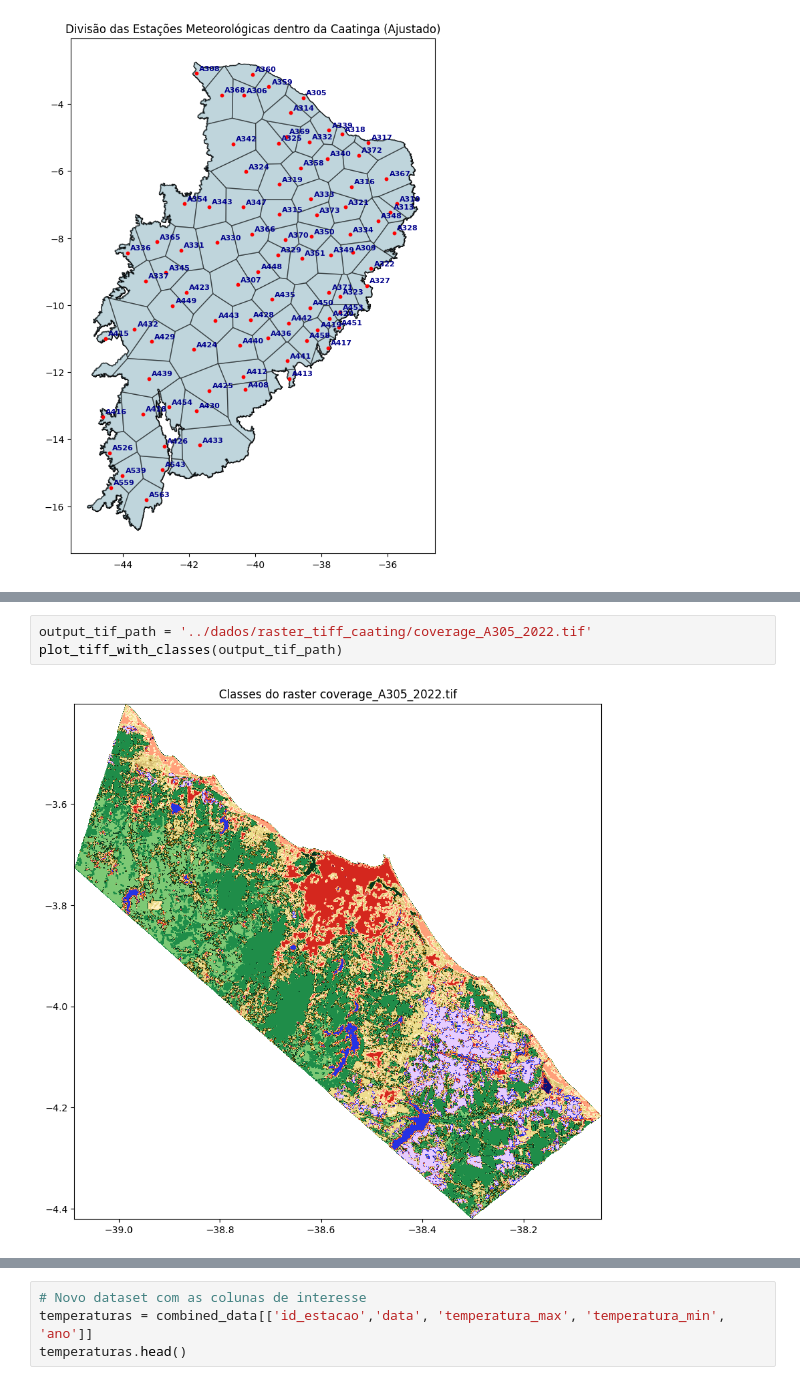
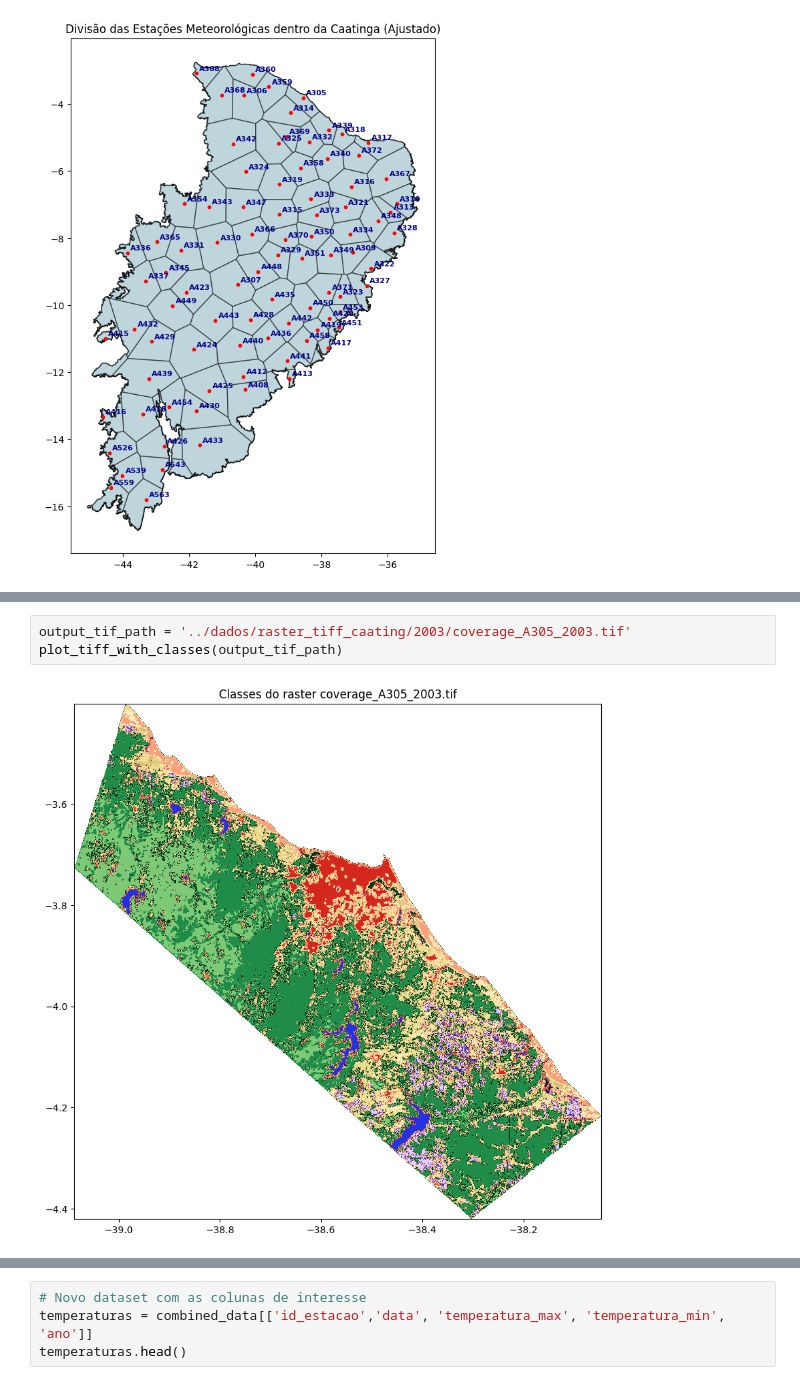
Before and after one commit to ArthurrCr/Projeto_PDI_, a Jupyter notebook: notebooks/primeira_abordagem.ipynb, the cells around one changed output, grey strips where cells are left out. Drawn from its saved outputs; the diff is of its cells as text.

```diff
--- a/notebooks/primeira_abordagem.ipynb
+++ b/notebooks/primeira_abordagem.ipynb
@@ -508,8 +309,8 @@ output_tif_path = save_masked_tiff(raster_path, 'A305', output_path, gdf_voronoi
 # %%
-output_tif_path = '../dados/raster_tiff_caating/coverage_A305_2022.tif'
+output_tif_path = '../dados/raster_tiff_caating/2003/coverage_A305_2003.tif'
 plot_tiff_with_classes(output_tif_path)
 # %% [output]
-[figure, old version]
+[figure, new version]
 # %%
 # Extrair informações do GeoTIFF salvo
 sorted_class_counts = extract_classification_info(output_tif_path)
```
Also changed, not shown: parts of 49 cells of this notebook.
